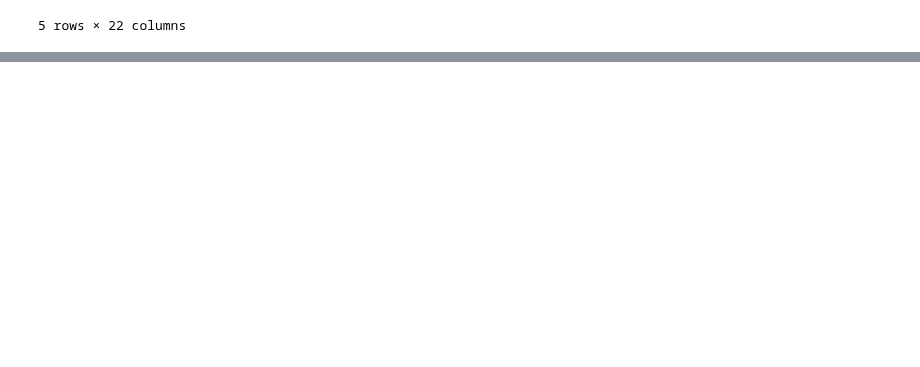
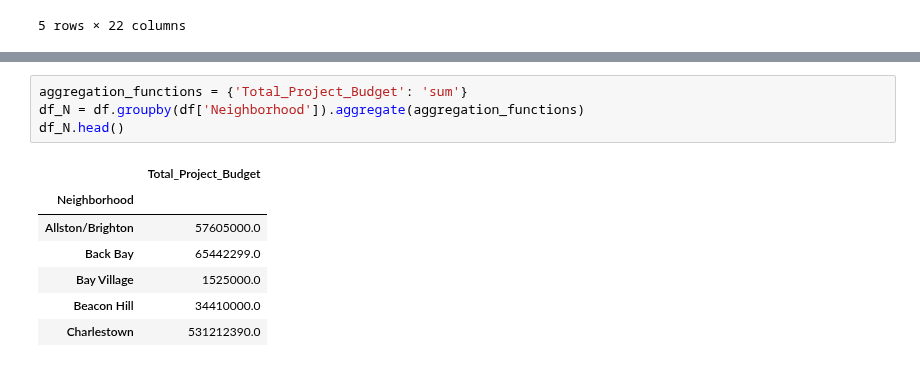
Before and after one commit to BU-Spark/ds-boston-city-budget, a Jupyter notebook: fa23-team-f/DataCleaning_capital.ipynb, the cells around one changed output, grey strips where cells are left out. Drawn from its saved outputs; the diff is of its cells as text; blank space fills up the shorter version.

```diff
--- a/fa23-team-f/DataCleaning_capital.ipynb
+++ b/fa23-team-f/DataCleaning_capital.ipynb
@@ -107,0 +138,12 @@ df_new = df.groupby(df['id']).aggregate(aggregation_functions)
+# %%
+aggregation_functions = {'Total_Project_Budget': 'sum'}
+df_N = df.groupby(df['Neighborhood']).aggregate(aggregation_functions)
+df_N.head()
+# %% [output]
+|  | Total_Project_Budget |
+| Neighborhood |  |
+| Allston/Brighton | 57605000.0 |
+| Back Bay | 65442299.0 |
+| Bay Village | 1525000.0 |
+| Beacon Hill | 34410000.0 |
+| Charlestown | 531212390.0 |
```
Also changed, not shown: parts of 4 cells of this notebook.
